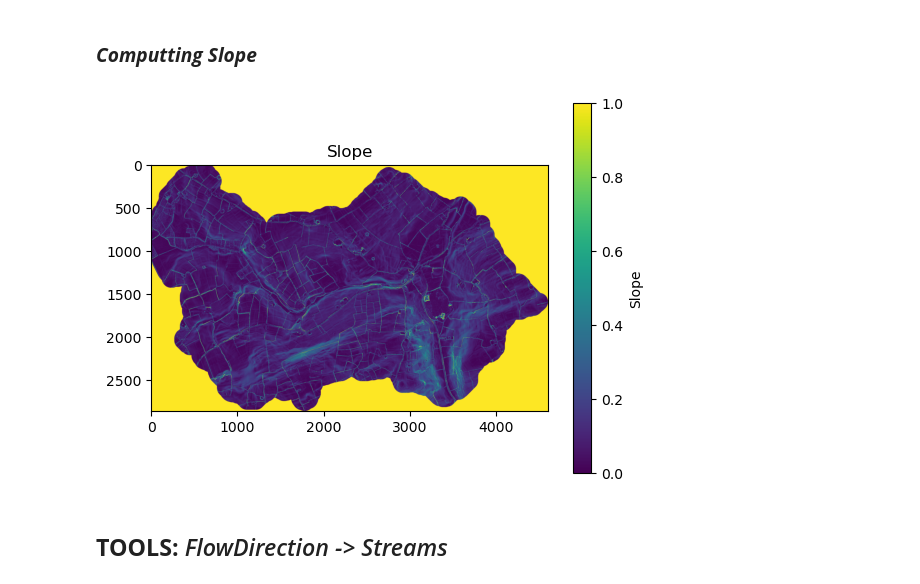
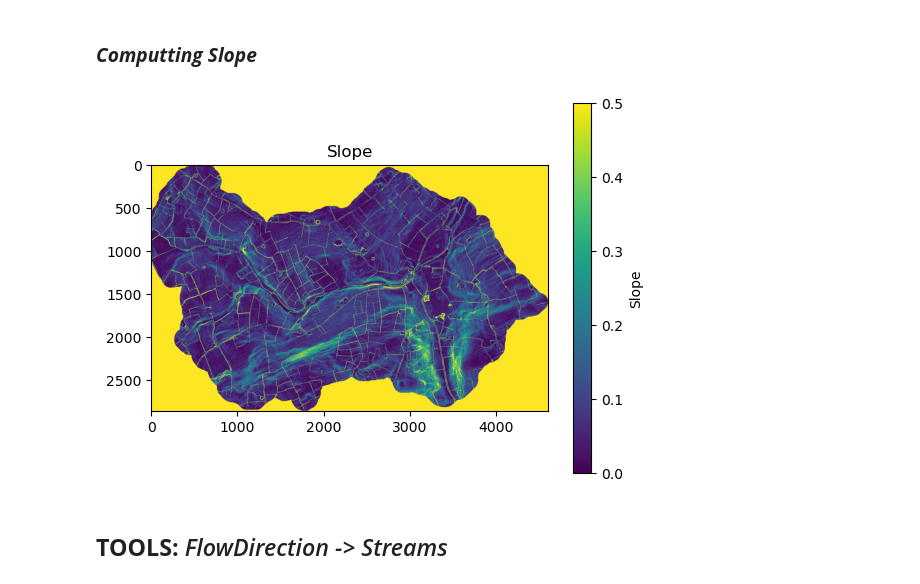
Before and after one commit to AquaPore/WflowRasterPython.py, a Jupyter notebook: Jupyter/Python_Pyflwdir_Wflow.ipynb, the cells around one changed output. Cells and saved outputs as stored; diff of their text form; code cells hidden in the pictures.

```diff
--- a/Jupyter/Python_Pyflwdir_Wflow.ipynb
+++ b/Jupyter/Python_Pyflwdir_Wflow.ipynb
@@ -218,14 +256,14 @@ def DEM_2_SLOPE(Path_Input_Dem, Path_Output_Slope):
 # %%
 import os as os
 
-Path_Input_DemCorrected    = os.path.join(Output_Root, DemCorrected_Input)
-Path_Output_Slope = os.path.join(Output_Root, Slope_Output)
+Path_Input_DemCorrected    = os.path.join(Output_Root_Python, DemCorrected_Output)
+Path_Output_Slope = os.path.join(Output_Root_Python, Slope_Output)
 
 Slope_Pyflwdir = DEM_2_SLOPE(Path_Input_Dem, Path_Output_Slope)
-
-PLOT_MAPS(Slope_Pyflwdir, "Slope", 0, 1)
-# %% [output]
-[figure, removed]
+# %%
+PLOT_MAPS(Slope_Pyflwdir, "Slope", 0, .5)
+# %% [output]
+[figure, added]
 # %% [markdown]
 ## **TOOLS:** *FlowDirection -> Streams*
 # %%
```
Also changed, not shown: parts of 40 cells of this notebook, 1 other file.
